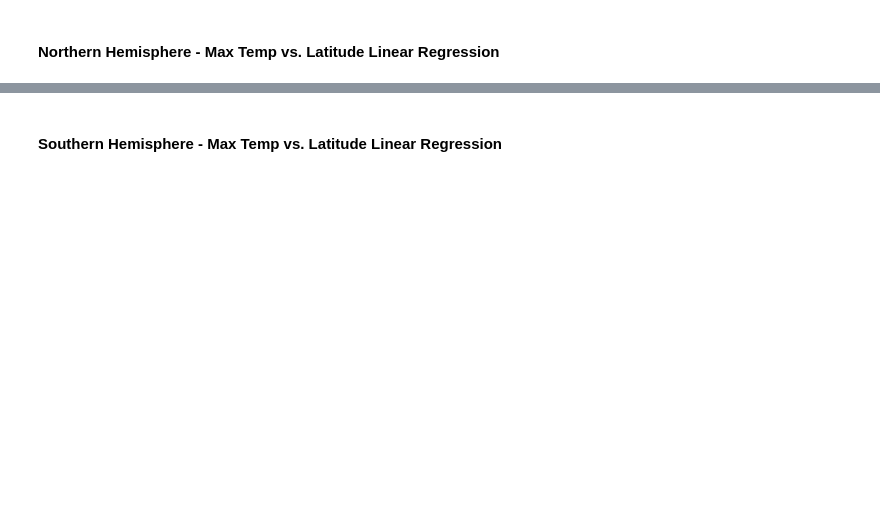
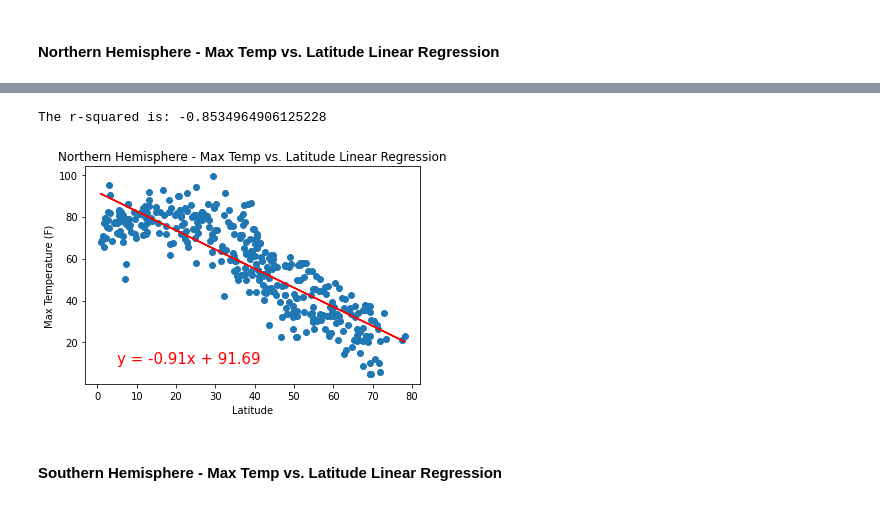
Before and after one commit to benwbarr/Python-API, a Jupyter notebook: WeatherPy/WeatherPy.ipynb, the cells around one changed output, grey strips where cells are left out. Cells and saved outputs as stored; diff of their text form; code cells hidden in the pictures; blank space fills up the shorter version.

```diff
--- a/WeatherPy/WeatherPy.ipynb
+++ b/WeatherPy/WeatherPy.ipynb
@@ -284,2 +302,7 @@ plt.grid (b=True,which='major',axis='both',linestyle='-',color='blue')
 # %% [markdown]
 ## Linear Regression
+# %%
+hemisphere_n = weather_df.loc[pd.to_numeric(weather_df['Lat']).astype(float) > 0]
+hemisphere_s = weather_df.loc[pd.to_numeric(weather_df['Lat']).astype(float) < 0]
+hemisphere_n.head()
+hemisphere_s.head()
@@ -292,2 +318,20 @@ The r-value is: 0.46937863826630627
+# %%
+
+x_values = hemisphere_n['Lat']
+y_values = hemisphere_n['Max Temp']
+(slope, intercept, rvalue, pvalue, stderr) = linregress(x_values, y_values)
+regress_values = x_values * slope + intercept
+line_eq = "y = " + str(round(slope,2)) + "x + " + str(round(intercept,2))
+plt.scatter(x_values,y_values)
+plt.plot(x_values,regress_values,"r-")
+plt.annotate(line_eq,(5,10),fontsize=15,color="red")
+plt.xlabel('Latitude')
+plt.ylabel('Max Temperature (F)')
+plt.title('Northern Hemisphere - Max Temp vs. Latitude Linear Regression')
+plt.savefig('Figures/NMvL.png')
+print(f'The r-squared is: {rvalue}')
+# %% [output]
+The r-squared is: -0.8534964906125228
+[figure, added]
 # %% [markdown]
 ####  Southern Hemisphere - Max Temp vs. Latitude Linear Regression
```
Also changed, not shown: parts of 22 cells of this notebook, 14 other files.
